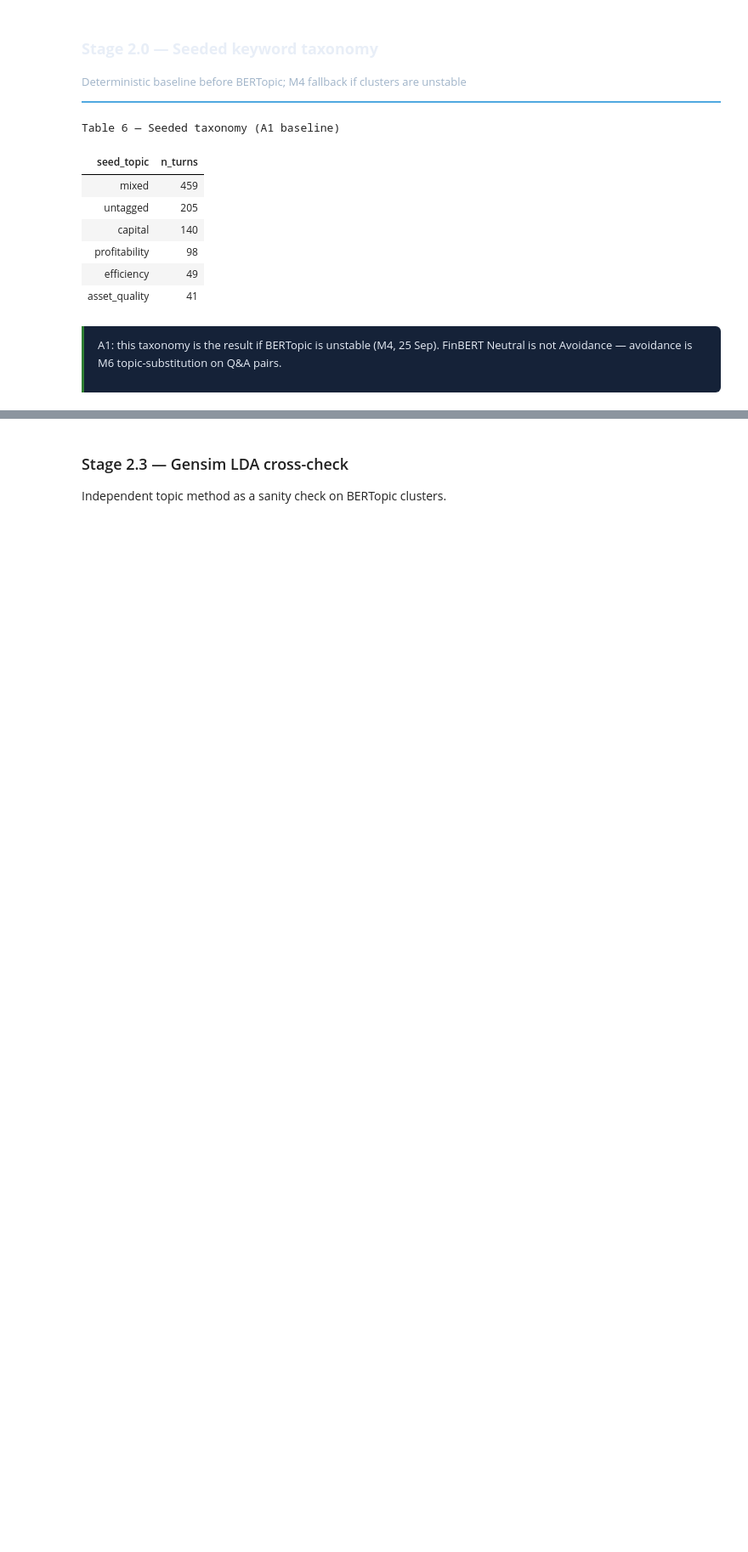
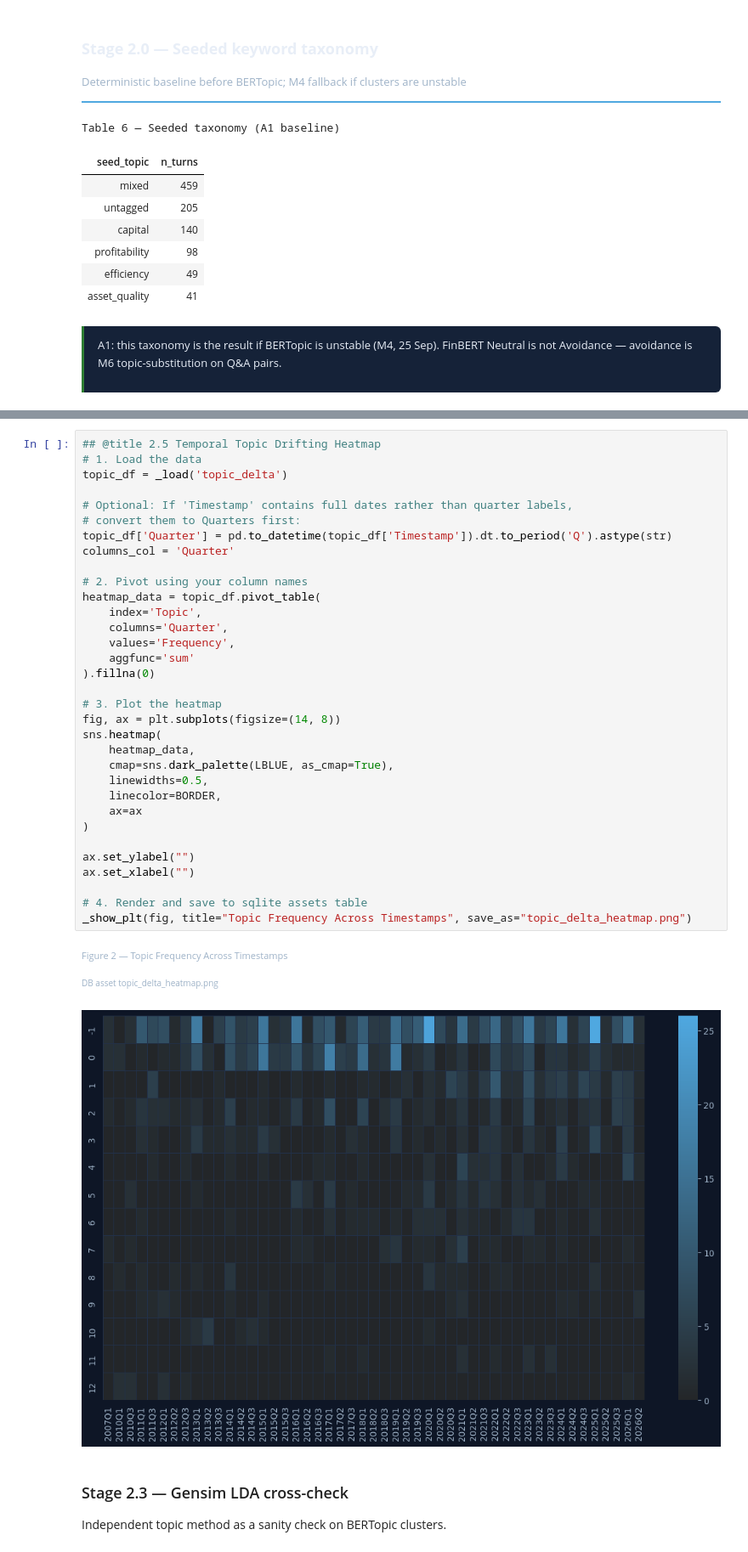
Before and after one commit to susanavenda/boe-earnings-insights, a Jupyter notebook: notebooks/boe_earnings_insights.ipynb, the cells around one changed output, grey strips where cells are left out. Shown at 85% size. Saved outputs shown, nothing was run; the diff lists cells and outputs as text; blank space fills up the shorter version.

Commit message:
topic modelling

```diff
--- a/notebooks/boe_earnings_insights.ipynb
+++ b/notebooks/boe_earnings_insights.ipynb
@@ -1401,3 +1573,40 @@ DB asset fig_01_top_topics_by_frequency.png
+# %%
+## @title 2.5 Temporal Topic Drifting Heatmap
+# 1. Load the data
+topic_df = _load('topic_delta')
+
+# Optional: If 'Timestamp' contains full dates rather than quarter labels,
+# convert them to Quarters first:
+topic_df['Quarter'] = pd.to_datetime(topic_df['Timestamp']).dt.to_period('Q').astype(str)
+columns_col = 'Quarter'
+
+# 2. Pivot using your column names
+heatmap_data = topic_df.pivot_table(
+    index='Topic',
+    columns='Quarter',
+    values='Frequency',
+    aggfunc='sum'
+).fillna(0)
+
+# 3. Plot the heatmap
+fig, ax = plt.subplots(figsize=(14, 8))
+sns.heatmap(
+    heatmap_data,
+    cmap=sns.dark_palette(LBLUE, as_cmap=True),
+    linewidths=0.5,
+    linecolor=BORDER,
+    ax=ax
+)
+
+ax.set_ylabel("")
+ax.set_xlabel("")
+
+# 4. Render and save to sqlite assets table
+_show_plt(fig, title="Topic Frequency Across Timestamps", save_as="topic_delta_heatmap.png")
+# %% [output]
+Figure 2 — Topic Frequency Across Timestamps
+DB asset topic_delta_heatmap.png
+[figure, added]
 # %% [markdown]
 ### Stage 2.3 — Gensim LDA cross-check
 
```
Also changed, not shown: parts of 24 cells of this notebook.
